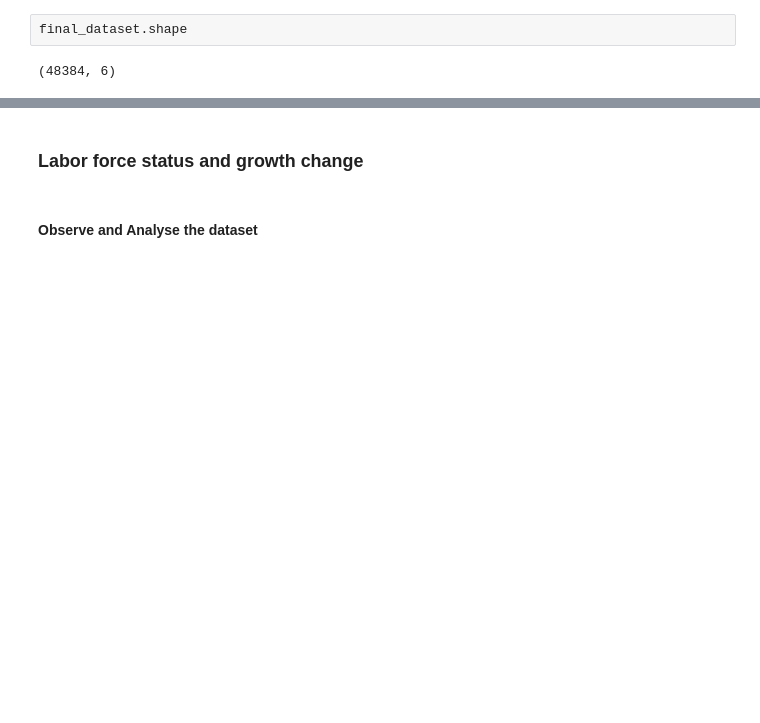
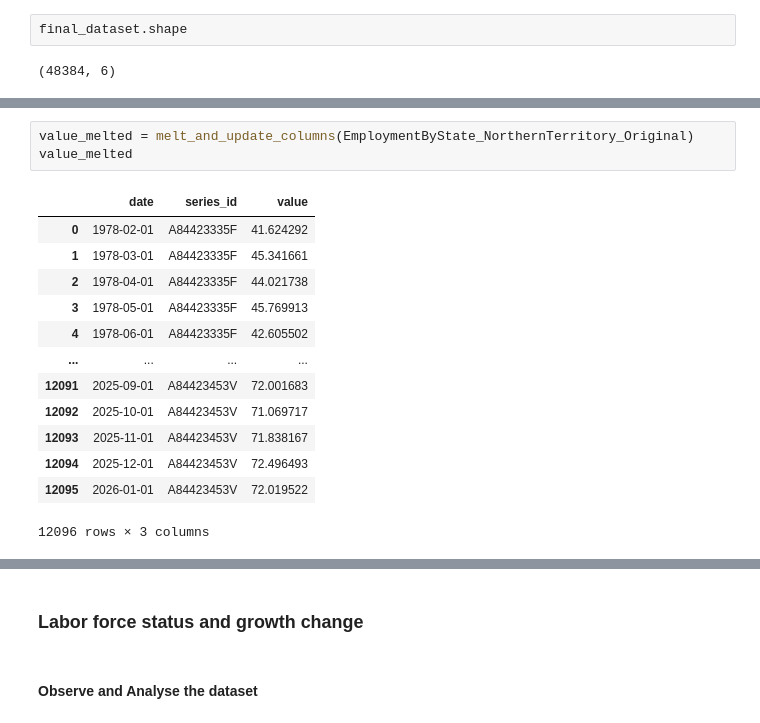
Before and after one commit to Abotyt/australiaMarketExpansionStrategy, a Jupyter notebook: AustralianUnemployedPrediction/DataWrangling&Cleaning/DataCleaning.ipynb, the cells around one changed output, grey strips where cells are left out. Saved outputs shown, nothing was run; the diff lists cells and outputs as text; blank space fills up the shorter version.

```diff
--- a/AustralianUnemployedPrediction/DataWrangling&Cleaning/DataCleaning.ipynb
+++ b/AustralianUnemployedPrediction/DataWrangling&Cleaning/DataCleaning.ipynb
@@ -304,0 +339,17 @@ EmploymentByState_NorthernTerrritory_Original.iloc[:9]
+# %%
+value_melted = melt_and_update_columns(EmploymentByState_NorthernTerritory_Original)
+value_melted
+# %% [output]
+|  | date | series_id | value |
+| 0 | 1978-02-01 | A84423335F | 41.624292 |
+| 1 | 1978-03-01 | A84423335F | 45.341661 |
+| 2 | 1978-04-01 | A84423335F | 44.021738 |
+| 3 | 1978-05-01 | A84423335F | 45.769913 |
+| 4 | 1978-06-01 | A84423335F | 42.605502 |
+| ... | ... | ... | ... |
+| 12091 | 2025-09-01 | A84423453V | 72.001683 |
+| 12092 | 2025-10-01 | A84423453V | 71.069717 |
+| 12093 | 2025-11-01 | A84423453V | 71.838167 |
+| 12094 | 2025-12-01 | A84423453V | 72.496493 |
+| 12095 | 2026-01-01 | A84423453V | 72.019522 |
+12096 rows × 3 columns
```
Also changed, not shown: parts of 23 cells of this notebook, 3 other files.
